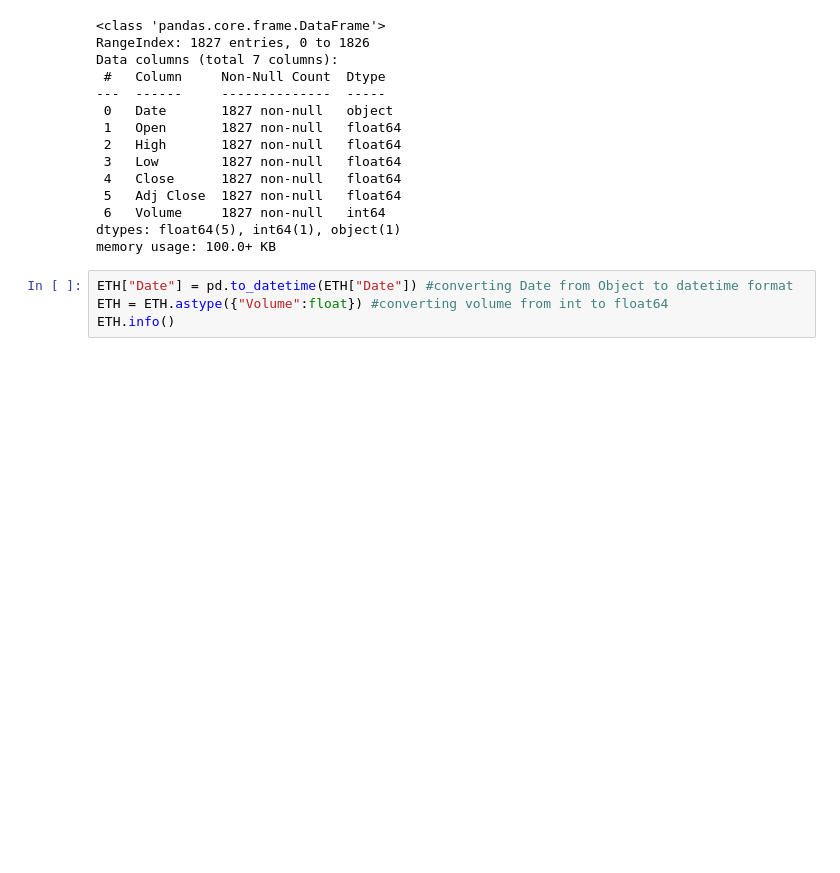
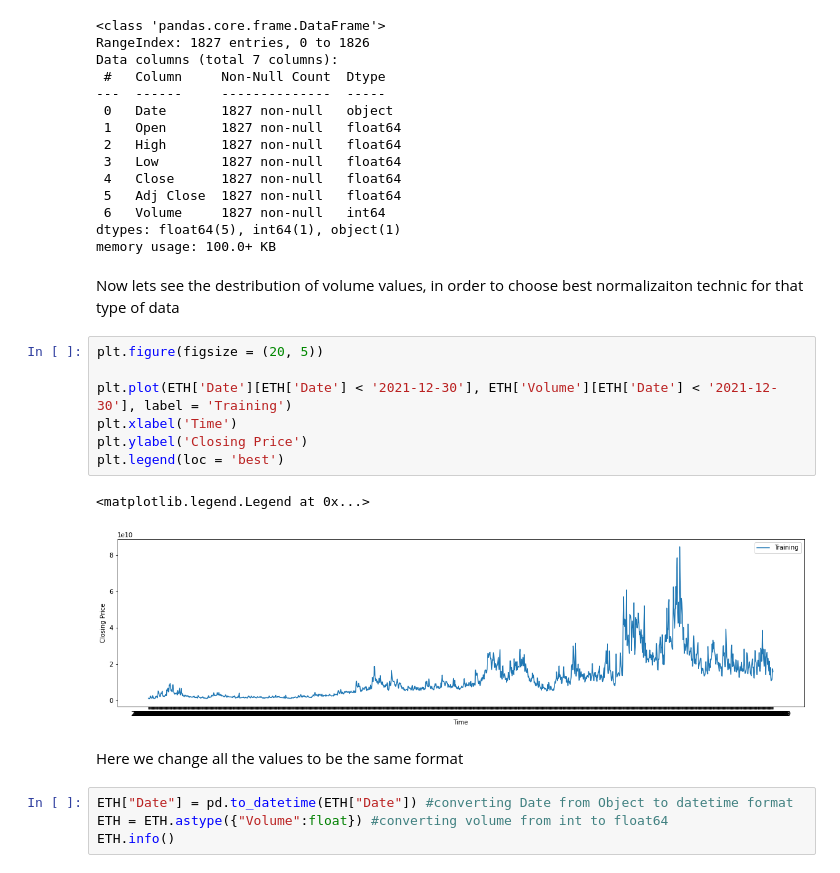
Before and after one commit to Ilia-Gershen/TYP-project, a Jupyter notebook: Data_Preprocessing.ipynb, the cells around one changed output. Cells and saved outputs as stored; diff of their text form; blank space fills up the shorter version.

```diff
--- a/Data_Preprocessing.ipynb
+++ b/Data_Preprocessing.ipynb
@@ -41,6 +41,20 @@ Data columns (total 7 columns):
  6   Volume     1827 non-null   int64
 dtypes: float64(5), int64(1), object(1)
 memory usage: 100.0+ KB
+# %% [markdown]
+Now lets see the destribution of volume values, in order to choose best normalizaiton technic for that type of data
+# %%
+plt.figure(figsize = (20, 5))
+
+plt.plot(ETH['Date'][ETH['Date'] < '2021-12-30'], ETH['Volume'][ETH['Date'] < '2021-12-30'], label = 'Training')
+plt.xlabel('Time')
+plt.ylabel('Closing Price')
+plt.legend(loc = 'best')
+# %% [output]
+<matplotlib.legend.Legend at 0x...>
+[figure, added]
+# %% [markdown]
+Here we change all the values to be the same format
 # %%
 ETH["Date"] = pd.to_datetime(ETH["Date"]) #converting Date from Object to datetime format
 ETH = ETH.astype({"Volume":float}) #converting volume from int to float64
```
